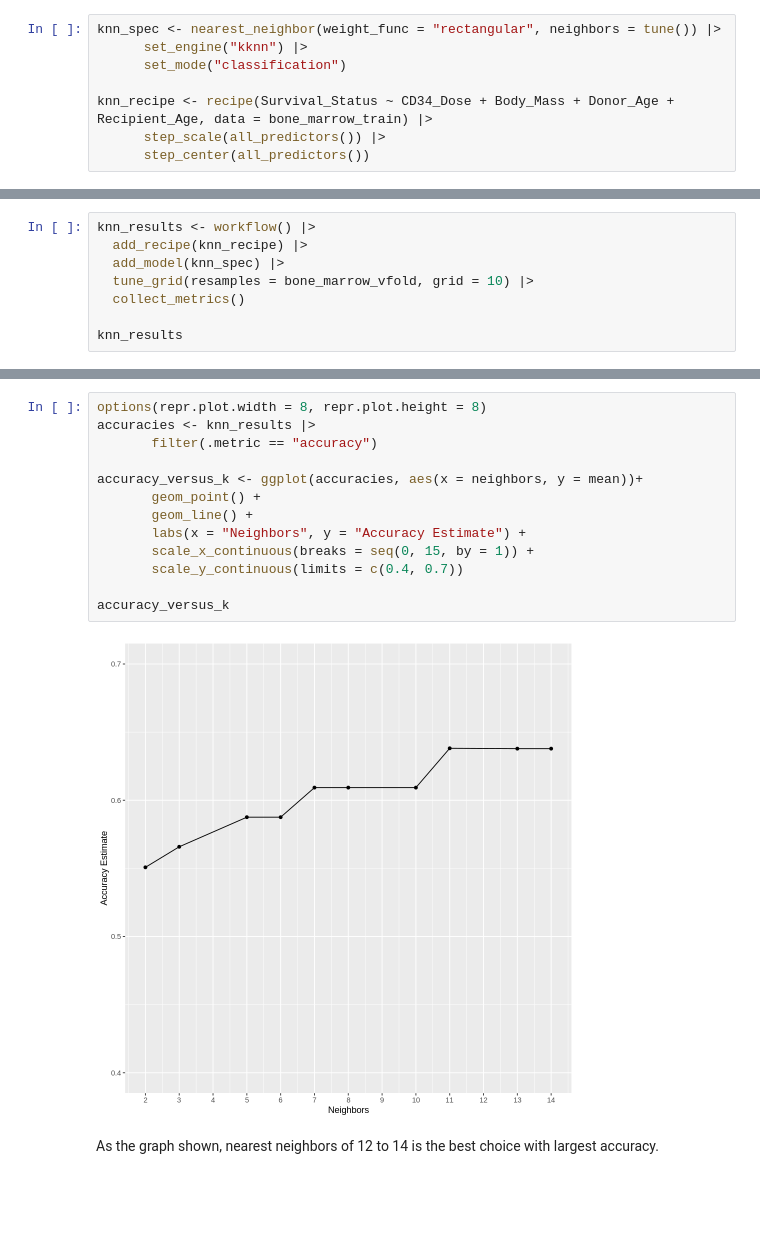
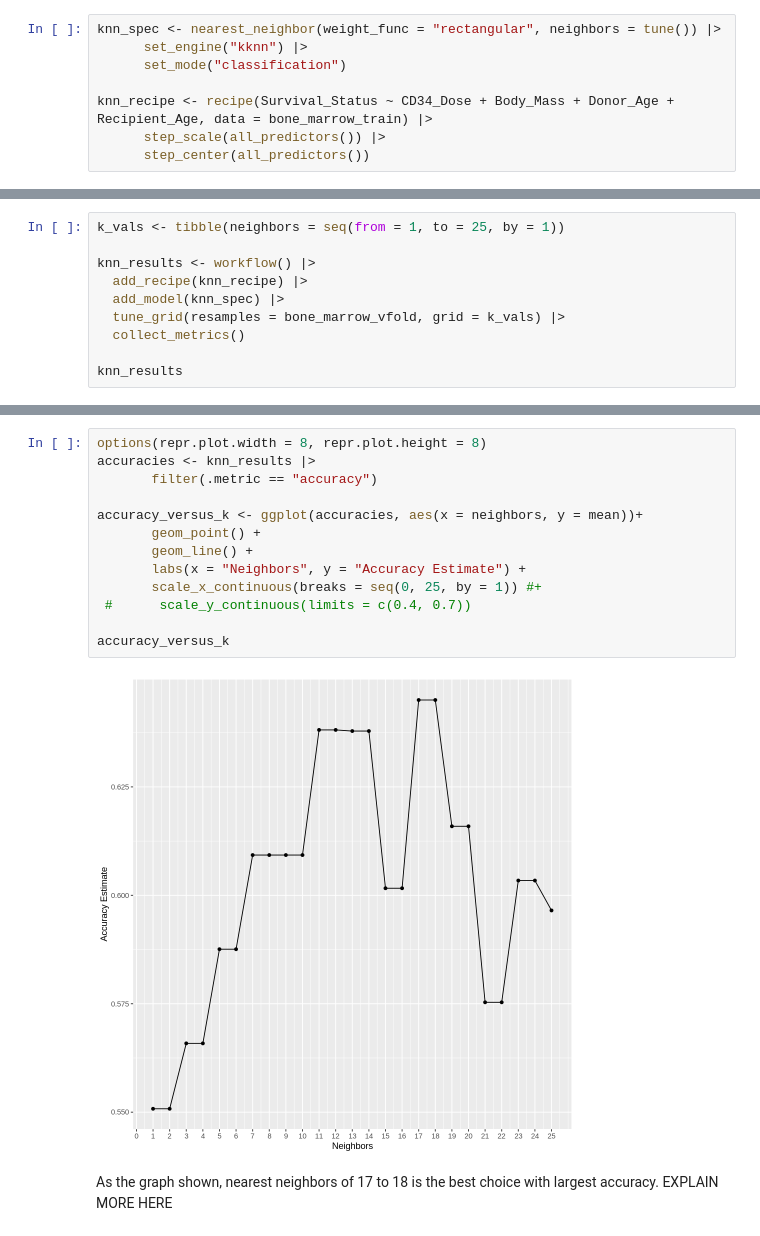
Before and after one commit to rishiiii3/dsci-100-2023S-group-67, a Jupyter notebook: Bone Marrow Analysis.ipynb, the cells around one changed output, grey strips where cells are left out. Saved outputs shown, nothing was run; the diff lists cells and outputs as text; blank space fills up the shorter version.

```diff
--- a/Bone Marrow Analysis.ipynb
+++ b/Bone Marrow Analysis.ipynb
@@ -184,8 +215,10 @@ bone_marrow_vfold <- vfold_cv(bone_marrow_train, v = 5, strata = Survival_Status
 # %%
+k_vals <- tibble(neighbors = seq(from = 1, to = 25, by = 1))
+
 knn_results <- workflow() |>
   add_recipe(knn_recipe) |>
   add_model(knn_spec) |>
-  tune_grid(resamples = bone_marrow_vfold, grid = 10) |>
+  tune_grid(resamples = bone_marrow_vfold, grid = k_vals) |>
   collect_metrics()
 
 knn_results
@@ -212,18 +245,18 @@ A tibble: 20 × 7
 # %%
 options(repr.plot.width = 8, repr.plot.height = 8)
 accuracies <- knn_results |>
        filter(.metric == "accuracy")
 
 accuracy_versus_k <- ggplot(accuracies, aes(x = neighbors, y = mean))+
        geom_point() +
        geom_line() +
        labs(x = "Neighbors", y = "Accuracy Estimate") +
-       scale_x_continuous(breaks = seq(0, 15, by = 1)) +
-       scale_y_continuous(limits = c(0.4, 0.7))
+       scale_x_continuous(breaks = seq(0, 25, by = 1)) #+
+ #      scale_y_continuous(limits = c(0.4, 0.7))
 
 accuracy_versus_k
 # %% [output]
-[figure, old version]
+[figure, new version]
 # %% [markdown]
-As the graph shown, nearest neighbors of 12 to 14 is the best choice with largest accuracy.
+As the graph shown, nearest neighbors of 17 to 18 is the best choice with largest accuracy. EXPLAIN MORE HERE
 # %%
```
Also changed, not shown: parts of 10 cells of this notebook.
